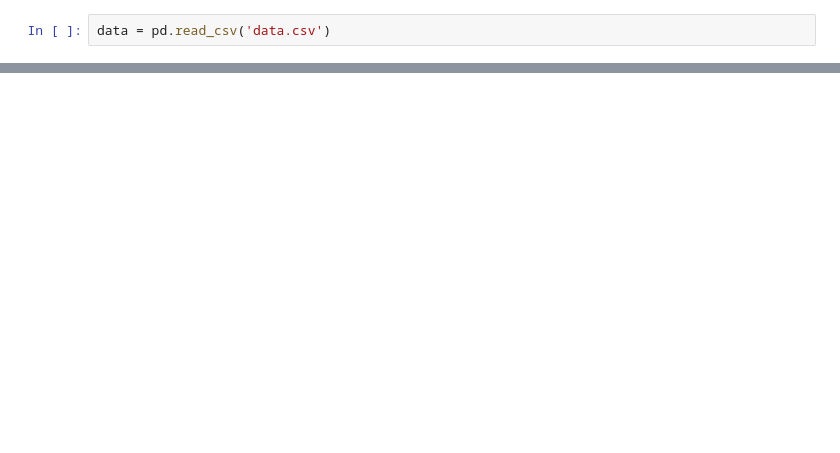
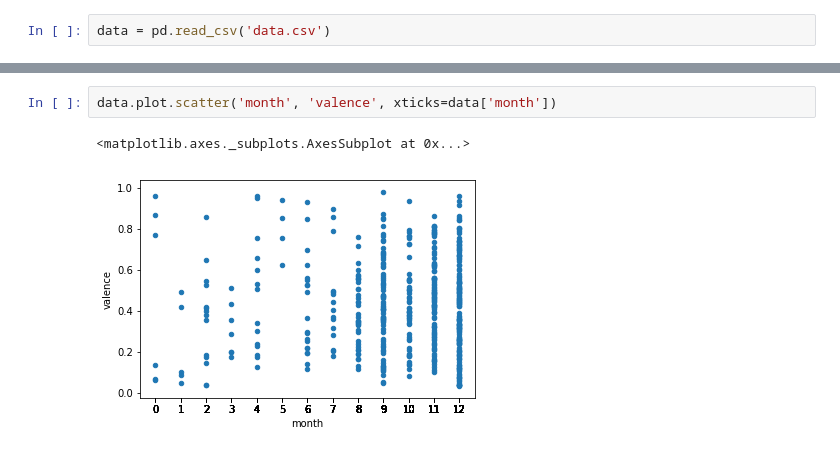
Before and after one commit to rileynwong/spotify-analysis, a Jupyter notebook: Data-Analysis.ipynb, the cells around one changed output, grey strips where cells are left out. Saved outputs shown, nothing was run; the diff lists cells and outputs as text; blank space fills up the shorter version.

```diff
--- a/Data-Analysis.ipynb
+++ b/Data-Analysis.ipynb
@@ -54,0 +213,5 @@ TODOs:
+# %%
+data.plot.scatter('month', 'valence', xticks=data['month'])
+# %% [output]
+<matplotlib.axes._subplots.AxesSubplot at 0x...>
+[figure, added]
```
Also changed, not shown: parts of 28 cells of this notebook.
